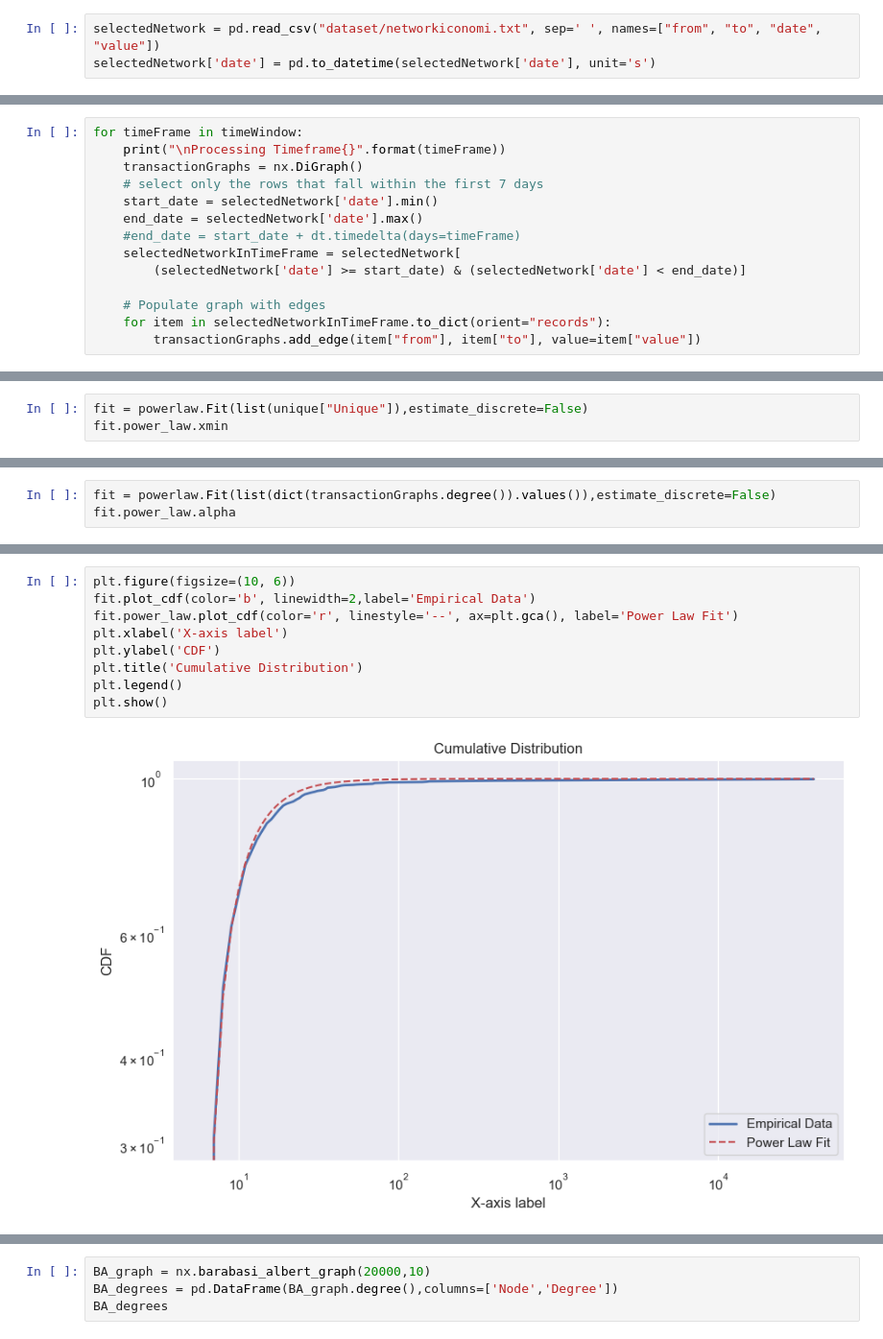
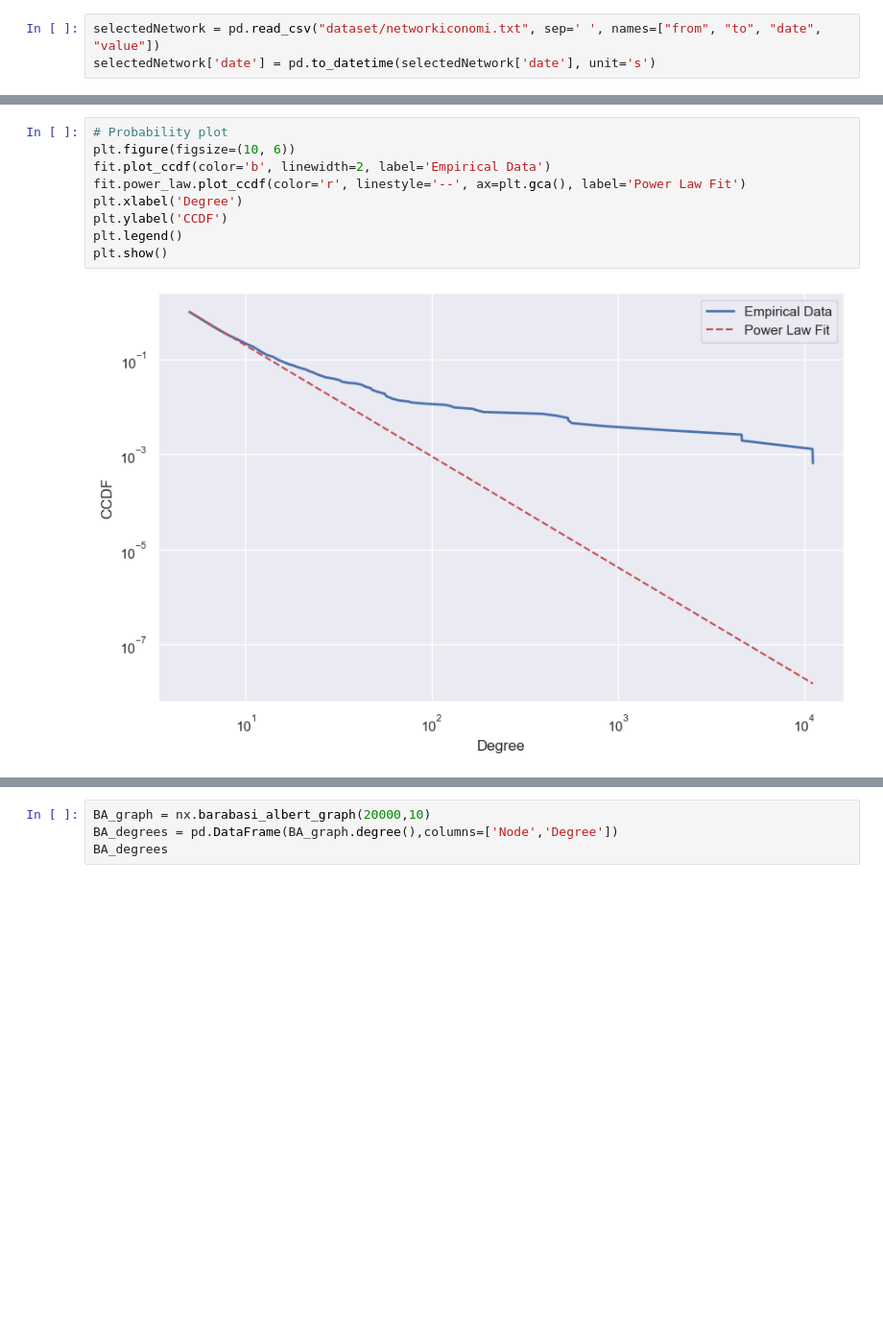
Before and after one commit to cakcora/GraphTransport, a Jupyter notebook: PowerLawUti.ipynb, the cells around one changed output, grey strips where cells are left out. Shown at 96% size. Saved outputs shown, nothing was run; the diff lists cells and outputs as text; blank space fills up the shorter version.

```diff
--- a/PowerLawUti.ipynb
+++ b/PowerLawUti.ipynb
@@ -42,14 +39,0 @@ selectedNetwork
-# %%
-for timeFrame in timeWindow:
-    print("\nProcessing Timeframe{}".format(timeFrame))
-    transactionGraphs = nx.DiGraph()
-    # select only the rows that fall within the first 7 days
-    start_date = selectedNetwork['date'].min()
-    end_date = selectedNetwork['date'].max()
-    #end_date = start_date + dt.timedelta(days=timeFrame)
-    selectedNetworkInTimeFrame = selectedNetwork[
-        (selectedNetwork['date'] >= start_date) & (selectedNetwork['date'] < end_date)]
-
-    # Populate graph with edges
-    for item in selectedNetworkInTimeFrame.to_dict(orient="records"):
-        transactionGraphs.add_edge(item["from"], item["to"], value=item["value"])
@@ -116,3 +50,0 @@ unique
-# %%
-fit = powerlaw.Fit(list(unique["Unique"]),estimate_discrete=False)
-fit.power_law.xmin
@@ -124,3 +50,0 @@ Values less than or equal to 0 in data. Throwing out 0 or negative values
-# %%
-fit = powerlaw.Fit(list(dict(transactionGraphs.degree()).values()),estimate_discrete=False)
-fit.power_law.alpha
@@ -142,11 +64,11 @@ plt.show()
 # %%
+# Probability plot
 plt.figure(figsize=(10, 6))
-fit.plot_cdf(color='b', linewidth=2,label='Empirical Data')
-fit.power_law.plot_cdf(color='r', linestyle='--', ax=plt.gca(), label='Power Law Fit')
-plt.xlabel('X-axis label')
-plt.ylabel('CDF')
-plt.title('Cumulative Distribution')
+fit.plot_ccdf(color='b', linewidth=2, label='Empirical Data')
+fit.power_law.plot_ccdf(color='r', linestyle='--', ax=plt.gca(), label='Power Law Fit')
+plt.xlabel('Degree')
+plt.ylabel('CCDF')
 plt.legend()
 plt.show()
 # %% [output]
-[figure, old version]
+[figure, new version]
```
Also changed, not shown: parts of 61 cells of this notebook, 7 other files.
